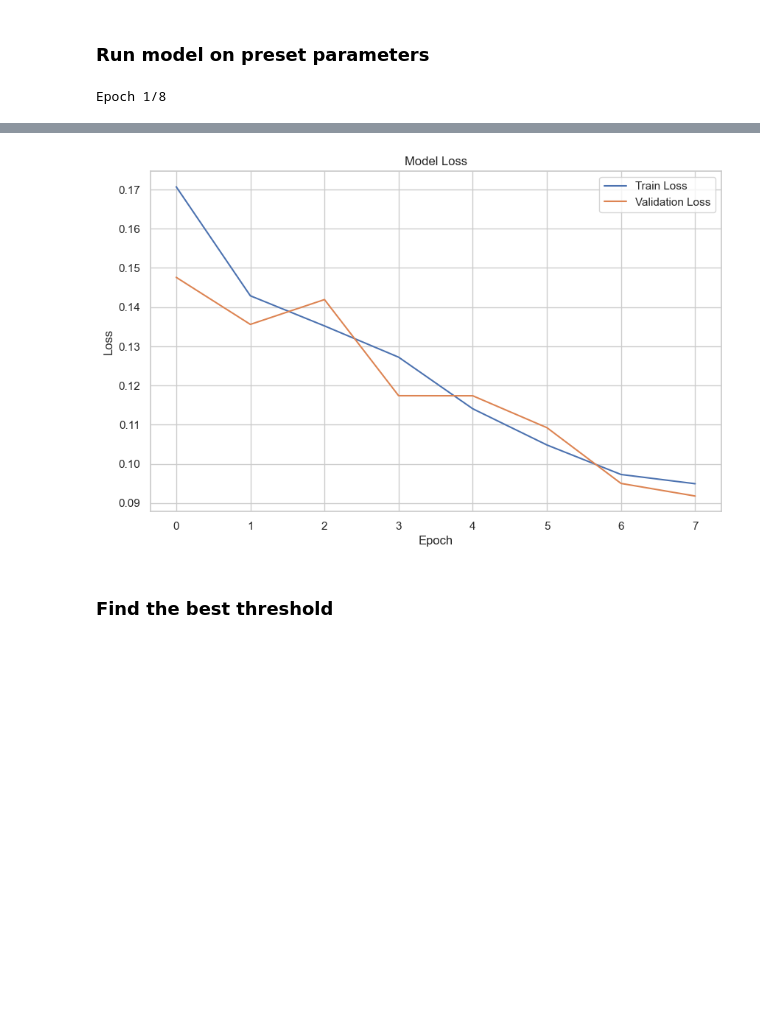
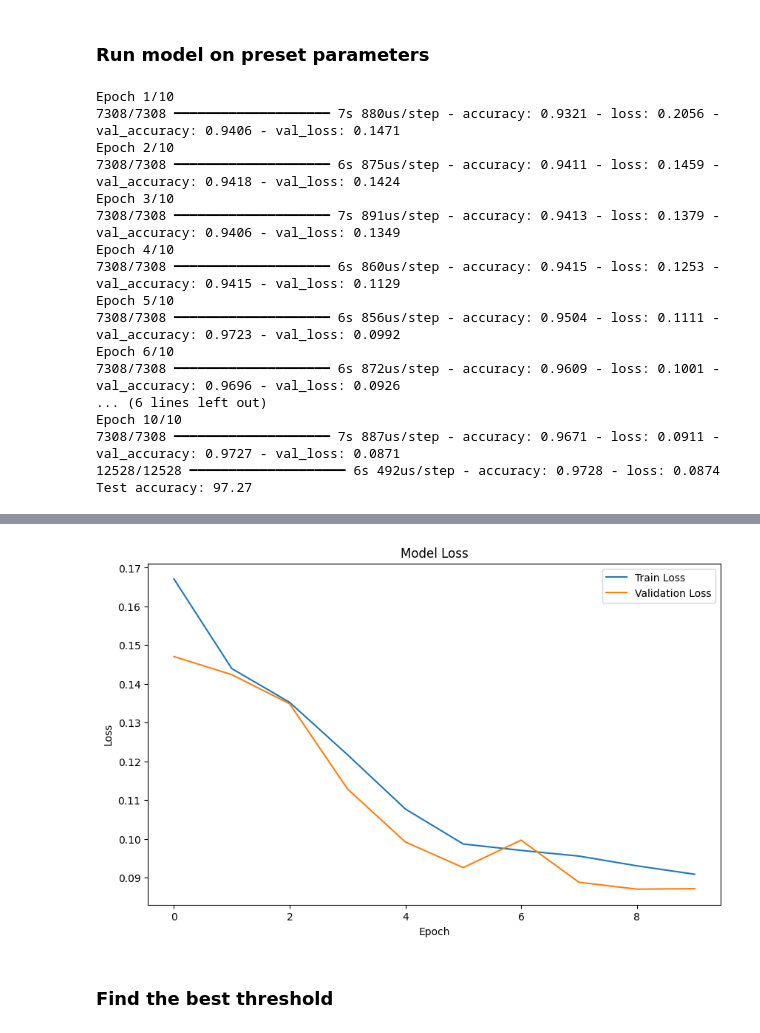
Before and after one commit to dwdwjtwcz/ids2017-anomaly-detection, a Jupyter notebook: podsumowanie3.ipynb, the cells around one changed output, grey strips where cells are left out. Saved outputs shown, nothing was run; the diff lists cells and outputs as text; code cells hidden in the pictures; blank space fills up the shorter version.

```diff
--- a/podsumowanie3.ipynb
+++ b/podsumowanie3.ipynb
@@ -12,7 +12,7 @@ from sklearn.cluster import KMeans
 from sklearn.preprocessing import StandardScaler, LabelEncoder
 from sklearn.linear_model import LogisticRegression
 from sklearn.neighbors import KNeighborsClassifier
-from sklearn.metrics import accuracy_score
+from sklearn.metrics import accuracy_score, classification_report, roc_curve, auc
 from sklearn import metrics
 from sklearn.naive_bayes import GaussianNB
 from sklearn.ensemble import IsolationForest, RandomForestClassifier
@@ -28,7 +28,6 @@ from keras.layers import Dense
 
 from matplotlib import pyplot as plt
 import seaborn as sns
-sns.set()
 # %% [markdown]
 # Obróbka danych
 # %% [markdown]
@@ -876,6 +809,8 @@ print('Test accuracy: %.2f' % (accuracy * 100))
 # %% [markdown]
 ### Run model on preset parameters
 # %%
+df = pd.read_parquet('./IDS2017/Final/Combined.parquet')
+
 df['Label'] = df['Label'].apply(lambda x: 1 if x == 'BENIGN' else 0).astype("int")  # BENIGN -> 1, non-BENIGN -> 0
 df['Bwd Packet Length Max'] = df['Bwd Packet Length Max'].astype('int')
 
@@ -898,7 +833,7 @@ model.compile(loss='binary_crossentropy', optimizer='adam', metrics=['accuracy']
 history = model.fit(
     X_train_scaled,
     y_train,
-    epochs=8,
+    epochs=10,
     batch_size=128,
     validation_data=(X_test_scaled, y_test)
 )
@@ -915,4 +850,20 @@ plt.xlabel('Epoch')
 plt.legend(loc='upper right')
 plt.show()
 # %% [output]
-Epoch 1/8
+Epoch 1/10
+7308/7308 ━━━━━━━━━━━━━━━━━━━━ 7s 880us/step - accuracy: 0.9321 - loss: 0.2056 - val_accuracy: 0.9406 - val_loss: 0.1471
+Epoch 2/10
+7308/7308 ━━━━━━━━━━━━━━━━━━━━ 6s 875us/step - accuracy: 0.9411 - loss: 0.1459 - val_accuracy: 0.9418 - val_loss: 0.1424
+Epoch 3/10
+7308/7308 ━━━━━━━━━━━━━━━━━━━━ 7s 891us/step - accuracy: 0.9413 - loss: 0.1379 - val_accuracy: 0.9406 - val_loss: 0.1349
+Epoch 4/10
+7308/7308 ━━━━━━━━━━━━━━━━━━━━ 6s 860us/step - accuracy: 0.9415 - loss: 0.1253 - val_accuracy: 0.9415 - val_loss: 0.1129
+Epoch 5/10
+7308/7308 ━━━━━━━━━━━━━━━━━━━━ 6s 856us/step - accuracy: 0.9504 - loss: 0.1111 - val_accuracy: 0.9723 - val_loss: 0.0992
+Epoch 6/10
+7308/7308 ━━━━━━━━━━━━━━━━━━━━ 6s 872us/step - accuracy: 0.9609 - loss: 0.1001 - val_accuracy: 0.9696 - val_loss: 0.0926
+... (6 lines left out)
+Epoch 10/10
+7308/7308 ━━━━━━━━━━━━━━━━━━━━ 7s 887us/step - accuracy: 0.9671 - loss: 0.0911 - val_accuracy: 0.9727 - val_loss: 0.0871
+12528/12528 ━━━━━━━━━━━━━━━━━━━━ 6s 492us/step - accuracy: 0.9728 - loss: 0.0874
+Test accuracy: 97.27
@@ -936,4 +870,4 @@ Test accuracy: 95.65
-[figure, old version]
+[figure, new version]
 # %% [markdown]
 ### Find the best threshold
 # %%
```
Also changed, not shown: parts of 22 cells of this notebook.
